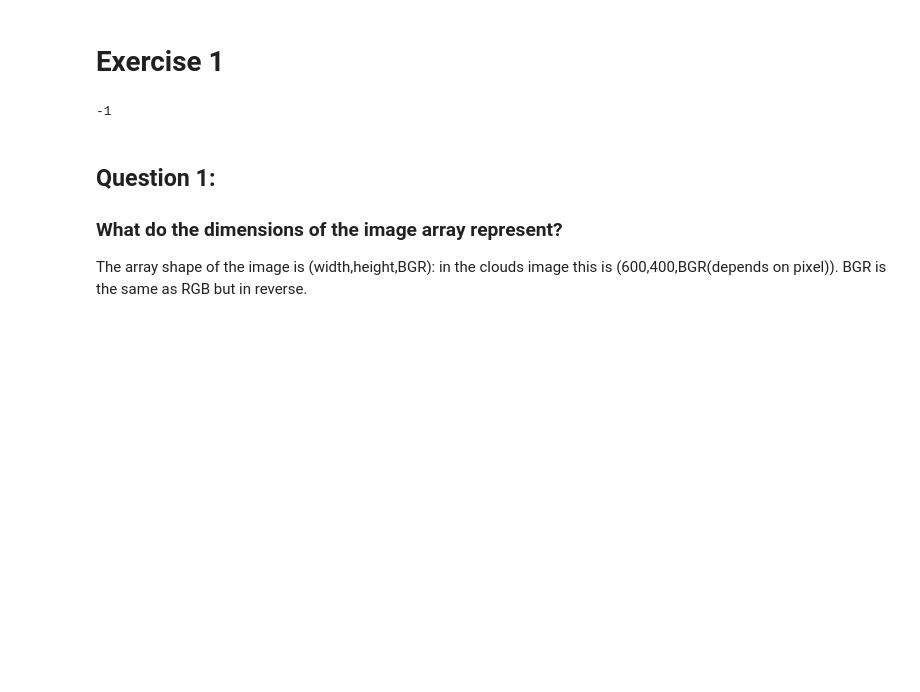
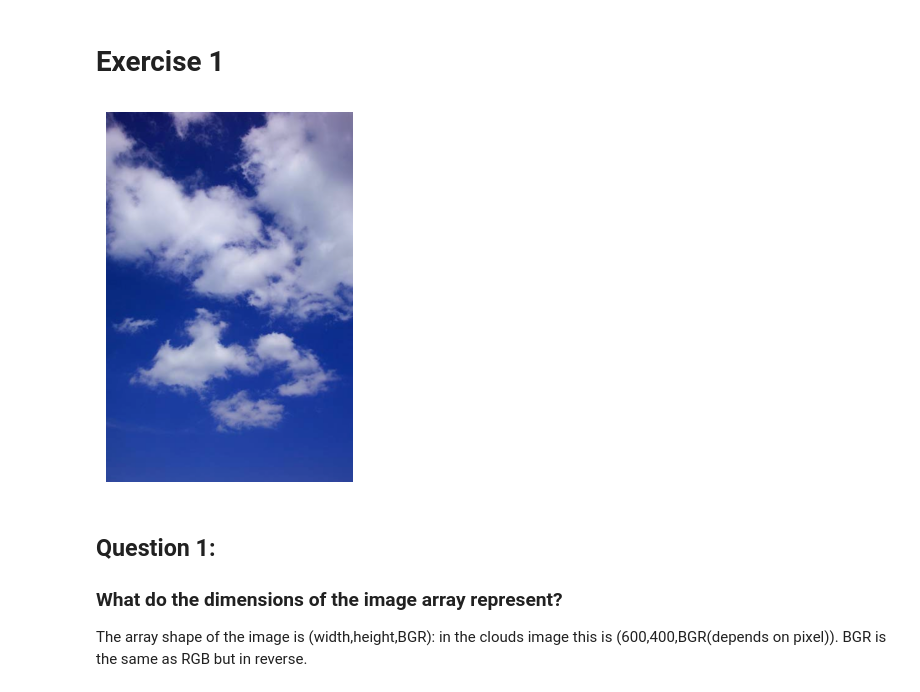
Before and after one commit to LucasVB-TheyCallMeAPoro/ComputerVisie, a Jupyter notebook: Lab1/Lab1_LucasVB.ipynb, the cells around one changed output. Saved outputs shown, nothing was run; the diff lists cells and outputs as text; code cells hidden in the pictures; blank space fills up the shorter version.

```diff
--- a/Lab1/Lab1_LucasVB.ipynb
+++ b/Lab1/Lab1_LucasVB.ipynb
@@ -5,15 +5,20 @@ import matplotlib.pyplot as plt
 import numpy as np
 # %% [markdown]
 # Exercise 1
+# %%
+#Deze functie wordt gebruikt om inline the image te kunnen tonen
+def plot_with_matlib(image):
+    rgb_image = cv.cvtColor(image, cv.COLOR_BGR2RGB)
+    plt.axis('off')
+    plt.imshow(rgb_image)
 # %%
 # Loading cloud image
-
 clouds = cv.imread("./Images/clouds.png")
-#plt.imshow(clouds)
-cv.imshow("Clouds image",clouds)
-cv.waitKey(0)
+plot_with_matlib(clouds)
+#cv.imshow("Clouds image",clouds)
+#cv.waitKey(0)
 # %% [output]
--1
+[figure, added]
 # %% [markdown]
 ## Question 1:
 ### What do the dimensions of the image array represent?
```
Also changed, not shown: parts of 32 cells of this notebook.
